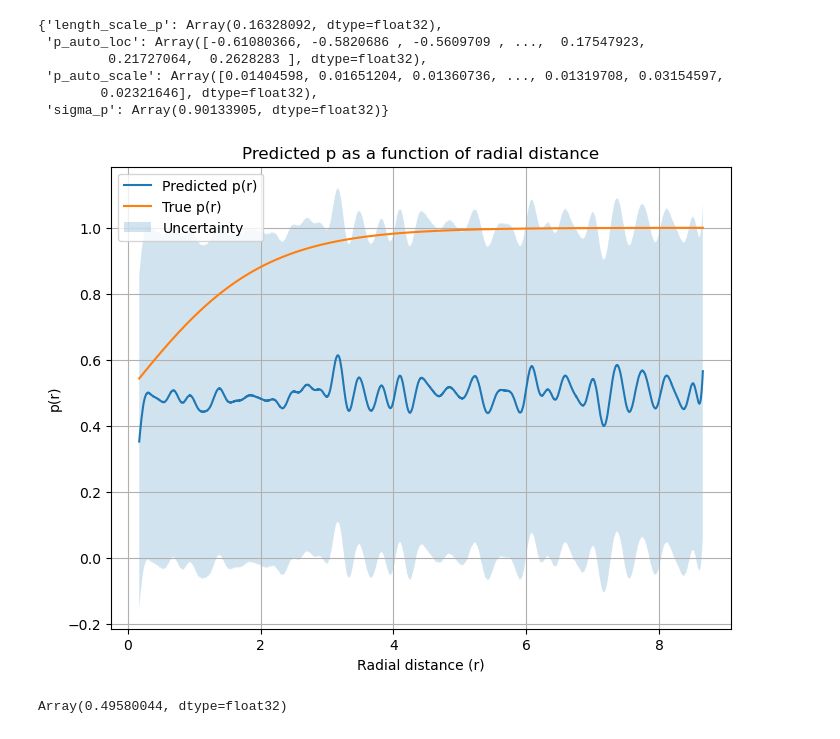
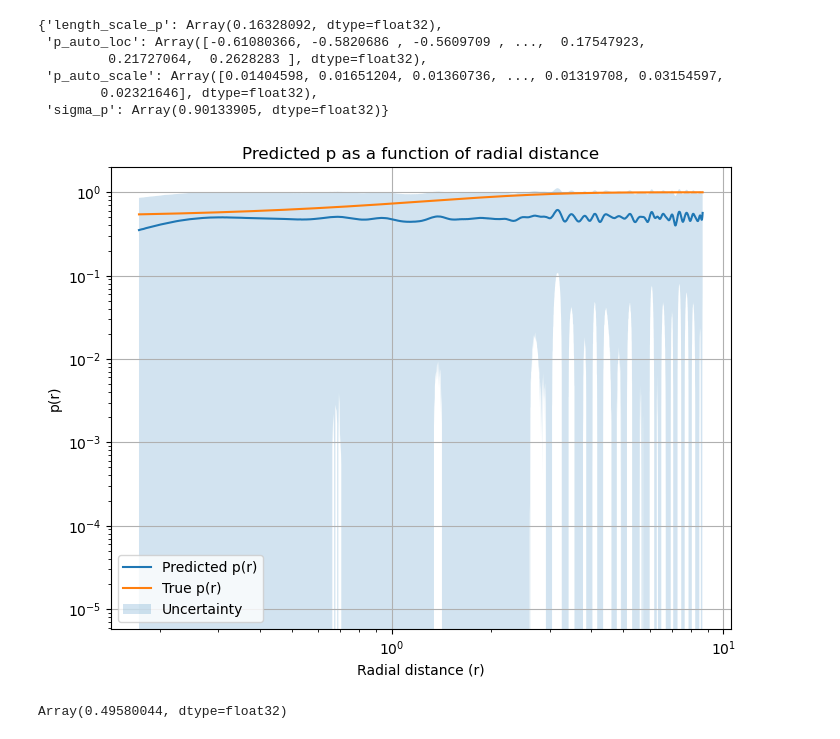
Before and after one commit to Minijanach/JAX_deprojection, a Jupyter notebook: gp_rho_r_latentp.ipynb, the cells around one changed output. Cells and saved outputs as stored; diff of their text form; code cells hidden in the pictures.

```diff
--- a/gp_rho_r_latentp.ipynb
+++ b/gp_rho_r_latentp.ipynb
@@ -129,25 +129,25 @@ results.params
 # %%
 # Extract p values
 p_pred = results.params["p_auto_loc"]
 p_pred =  jax.nn.sigmoid(p_pred)
 # Extract standard deviation for p
 p_std = results.params["p_auto_scale"]
 p_std =  jax.nn.sigmoid(p_std)
 # Sort r and corresponding p values
 
 # Plot p(r)
 plt.figure(figsize=(8, 6))
-plt.plot(r, p_pred, label="Predicted p(r)")
-plt.plot(r,p, label="True p(r)")
+plt.loglog(r, p_pred, label="Predicted p(r)")
+plt.loglog(r,p, label="True p(r)")
 plt.fill_between(r, p_pred - p_std, p_pred + p_std, alpha=0.2, label="Uncertainty")
 plt.xlabel("Radial distance (r)")
 plt.ylabel("p(r)")
 plt.title("Predicted p as a function of radial distance")
 plt.legend()
 plt.grid(True)
 plt.show()
 # %% [output]
-[figure, old version]
+[figure, new version]
 # %%
 jnp.mean(p_pred)
 # %% [output]
```
Also changed, not shown: parts of 1 cell of this notebook, 7 other files.
